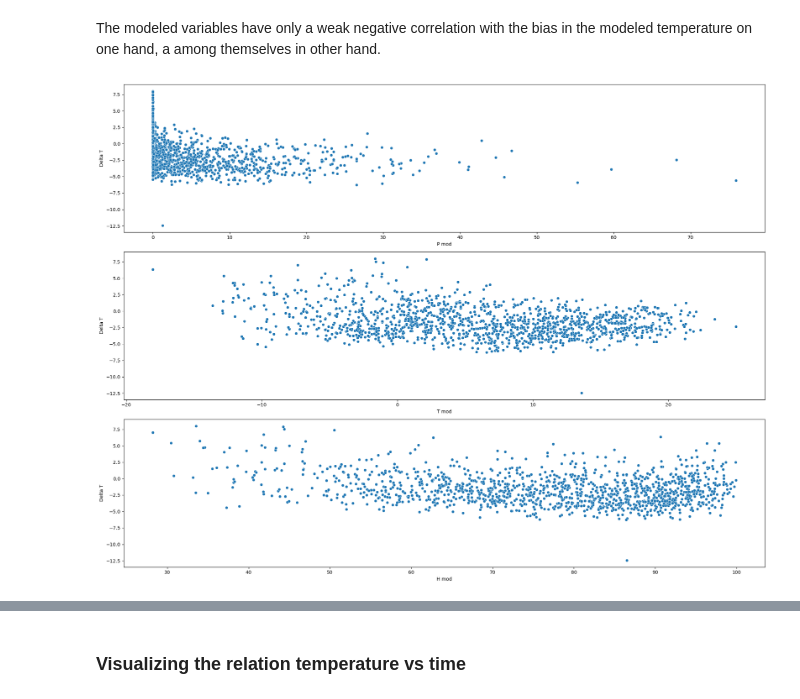
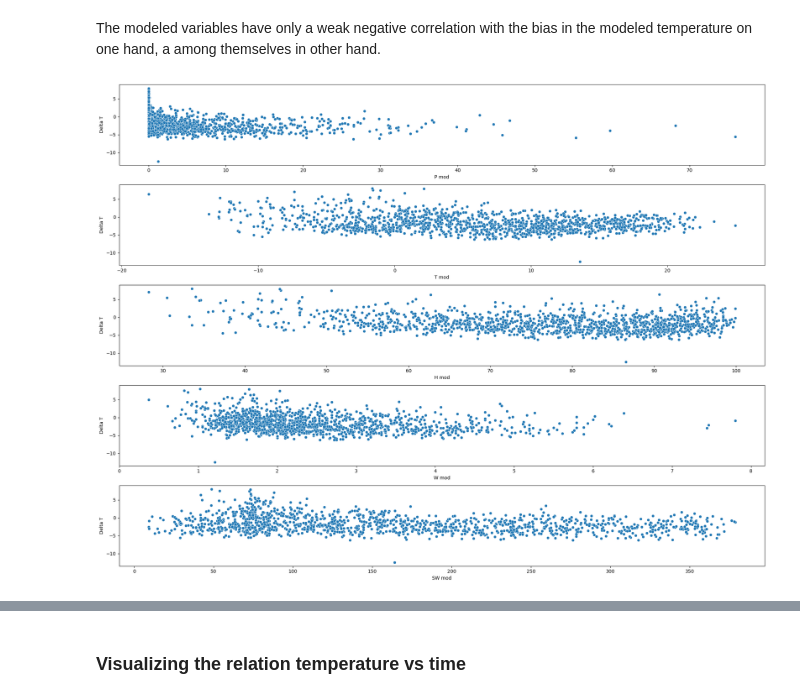
Before and after one commit to AIEnthousiast/Bias_Correction_Model, a Jupyter notebook: MasterNotebook.ipynb, the cells around one changed output, grey strips where cells are left out. Drawn from its saved outputs; the diff is of its cells as text; code cells hidden in the pictures.

```diff
--- a/MasterNotebook.ipynb
+++ b/MasterNotebook.ipynb
@@ -63,7 +87,7 @@ We first explore this question at a glance, looking at lineplots for each modele
 # %%
 import seaborn as sns
 import matplotlib.pyplot as plt
-targets = ["P","T","H"]
+targets = ["P","T","H","W","SW"]
 obs_targets = [t + " obs" for t in targets]
 mod_targets = [t +  " mod" for t in targets]
 
@@ -221,8 +247,10 @@ station_0_data_indexed.head(-5)
 ### Visualization of relationships with Delta_T
 # %%
 data  = station_0_data_indexed[pd.isna(station_0_data_indexed["Delta_T"]) == False]
+# %%
+features = mod_targets
 # %%
-predictive_data = data.loc[:, mod_targets + ["Delta_T"]]
+predictive_data = data.loc[:, features + ["Delta_T"]]
 # %%
 predictive_data.corr()
 # %% [output]
@@ -239,18 +269,18 @@ sns.heatmap(predictive_data.corr(),cmap="jet")
 # %% [markdown]
 The modeled variables have only  a  weak negative correlation with the bias in the modeled temperature on one hand, a among themselves in other hand.
 # %%
-X = predictive_data.loc[:, mod_targets]
+X = predictive_data.loc[:, features]
 y = data.loc[:, "Delta_T"]
 # %%
 plt.figure(figsize=(20,15))
-for idx in range(len(targets)):
-    ax = plt.subplot(len(targets), 1, idx+1)
+for idx in range(len(features)):
+    ax = plt.subplot(len(features), 1, idx+1)
 
-    sns.scatterplot(x=X[mod_targets[idx]], y = y)
+    sns.scatterplot(x=X[features[idx]], y = y)
 
     ax.set_ylabel(f"Delta T")
-    ax.set_xlabel(f"{mod_targets[idx]}")
+    ax.set_xlabel(f"{features[idx]}")
     plt.tight_layout()
 plt.show()
 # %% [output]
-[figure, old version]
+[figure, new version]
```
Also changed, not shown: parts of 23 cells of this notebook, 3 other files.
